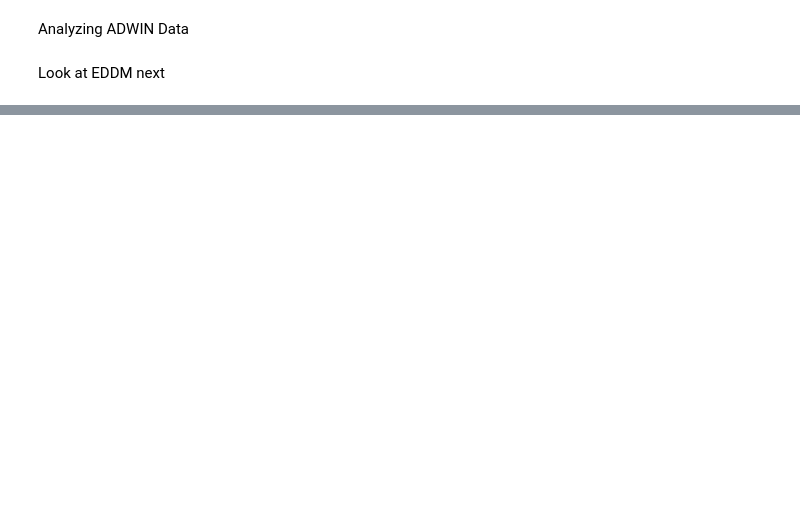
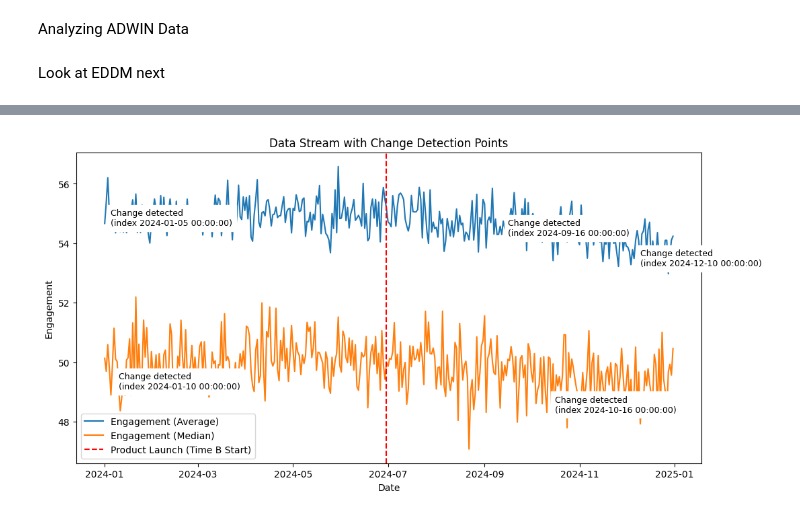
Before and after one commit to danieltabach/Drift-Detection, a Jupyter notebook: Victor Models/adwin.ipynb, the cells around one changed output, grey strips where cells are left out. Saved outputs shown, nothing was run; the diff lists cells and outputs as text; code cells hidden in the pictures; blank space fills up the shorter version.

Commit message:
Updated ADWIN model

```diff
--- a/Victor Models/adwin.ipynb
+++ b/Victor Models/adwin.ipynb
@@ -35,0 +12,5 @@ user_groups = {user_id: group for user_id, group in df.groupby('UserID')}
+# %%
+file_time_a = '../Time Development/Data/time_a_df_v2.csv'
+file_time_b = '../Time Development/Data/time_b_df_v2.csv'
+time_a_df = pd.read_csv(file_time_a)
+time_b_df = pd.read_csv(file_time_b)
@@ -35,0 +21,19 @@ user_groups = {user_id: group for user_id, group in df.groupby('UserID')}
+# %%
+time_a_df.drop(columns=['Unnamed: 0'],inplace=True)
+time_b_df.drop(columns=['Unnamed: 0'],inplace=True)
+time_a_df['Date'] = pd.to_datetime(time_a_df['Date'], format='%Y-%m-%d')
+time_b_df['Date'] = pd.to_datetime(time_b_df['Date'], format='%Y-%m-%d')
+# %%
+date = np.unique(time_a_df['Date']).astype('datetime64[D]')
+
+engagement = time_a_df['Engagement']
+ctr = time_a_df['CTR']
+all_data = pd.concat([time_a_df,time_b_df],axis=0)
+
+
+all_ctr = all_data['CTR']
+all_engagement = all_data['Engagement']
+
+
+avg_ctr = all_data.groupby('Date')['CTR'].mean()
+avg_engagement = all_data.groupby('Date')['Engagement'].mean()
@@ -79,12 +177,0 @@ Change detected at index 26, input value: 33.50227528
-# %%
-adwin_all = drift.ADWIN(delta = .001, # significance value
-                    clock=1, # how often ADWIN should check for changes
-                    min_window_length=4, #Min length allowerd when checking concept drift, smaller may decrease delay but lead to false positives
-                    grace_period=0)
-change_points = []
-for i, val in enumerate(data_stream):
-    adwin.update(val)
-    if adwin.drift_detected:
-        print(f"Change detected at index {i}, input value: {val}")
-        print(adwin.n_detections)
-        change_points.append((i, val))
@@ -154,0 +183,3 @@ Change detected at index 30, input value: 30.128010365
+# %%
+change_points_avg, change_points_median = adwin_tests(adwin, all_data, 'Engagement')
+# %% [output]
@@ -154,0 +195 @@ Change detected at index 30, input value: 30.128010365
+[figure, added]
```
Also changed, not shown: parts of 26 cells of this notebook.
